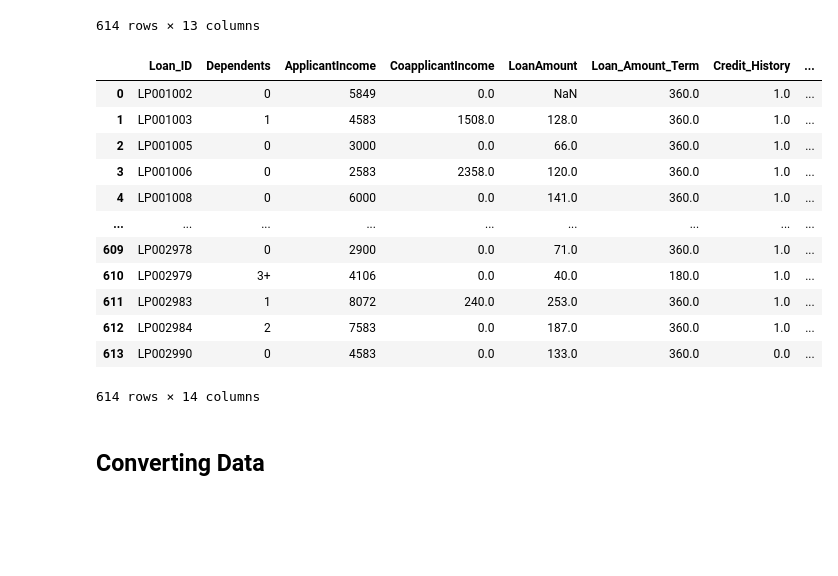
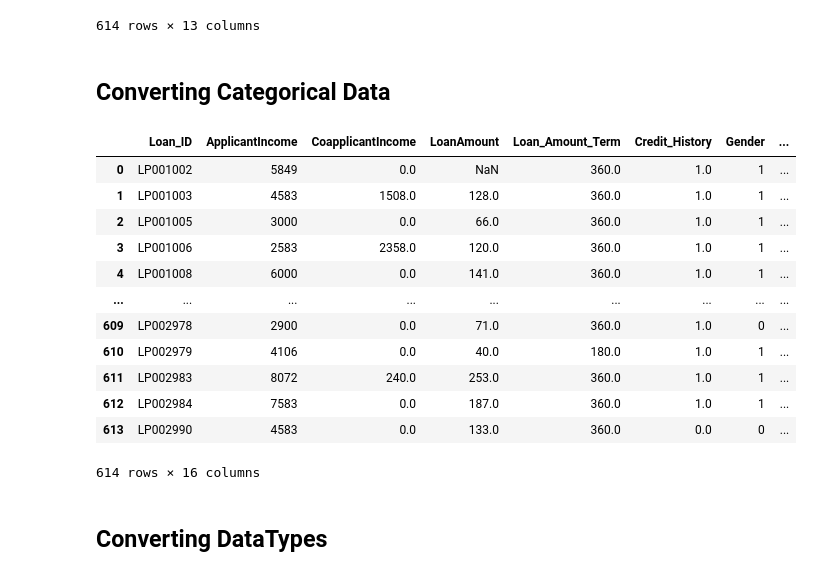
Before and after one commit to rsanchez-dv/ML_Training_Project, a Jupyter notebook: Data Preprocessing.ipynb, the cells around one changed output. Drawn from its saved outputs; the diff is of its cells as text; code cells hidden in the pictures; blank space fills up the shorter version.

Commit message:
Updated work on Data Preprocessing

```diff
--- a/Data Preprocessing.ipynb
+++ b/Data Preprocessing.ipynb
@@ -27,36 +24,33 @@ loan_train_df
 | 612 | LP002984 | Male | Yes | 2 | Graduate | No | 7583 | 0.0 | ... |
 | 613 | LP002990 | Female | No | 0 | Graduate | Yes | 4583 | 0.0 | ... |
 614 rows × 13 columns
+# %% [markdown]
+## Converting Categorical Data
 # %%
 def convertData(df, cols):
     for feature in cols:
         newdf = pd.get_dummies(df[feature])
         newdf = pd.get_dummies(df[feature],drop_first=True)
         df = pd.concat([df,newdf],axis=1)
         df.drop([feature],axis=1,inplace=True)
+        if len(newdf.columns) == 1:
+            df.rename({newdf.columns[0]: feature},inplace=True, axis='columns')
     return df
-df = convertData(loan_train_df,['Gender', 'Married','Education','Self_Employed','Loan_Status','Property_Area'])
-
-df.rename({"Male":"Gender"},inplace=True, axis='columns')
-df.rename({"Yes":"Married"},inplace=True, axis='columns')
-df.rename({"Not Graduate":"Education"},inplace=True, axis='columns')
-df.rename({"Married":"Self_Employed"},inplace=True, axis='columns')
-df.rename({"Y":"Loan_Status"},inplace=True, axis='columns')
-
+df = convertData(loan_train_df,['Gender', 'Married','Education','Self_Employed','Loan_Status','Property_Area','Dependents'])
 df
 # %% [output]
-|  | Loan_ID | Dependents | ApplicantIncome | CoapplicantIncome | LoanAmount | Loan_Amount_Term | Credit_History | ... |
-| 0 | LP001002 | 0 | 5849 | 0.0 | NaN | 360.0 | 1.0 | ... |
-| 1 | LP001003 | 1 | 4583 | 1508.0 | 128.0 | 360.0 | 1.0 | ... |
-| 2 | LP001005 | 0 | 3000 | 0.0 | 66.0 | 360.0 | 1.0 | ... |
-| 3 | LP001006 | 0 | 2583 | 2358.0 | 120.0 | 360.0 | 1.0 | ... |
-| 4 | LP001008 | 0 | 6000 | 0.0 | 141.0 | 360.0 | 1.0 | ... |
+|  | Loan_ID | ApplicantIncome | CoapplicantIncome | LoanAmount | Loan_Amount_Term | Credit_History | Gender | ... |
+| 0 | LP001002 | 5849 | 0.0 | NaN | 360.0 | 1.0 | 1 | ... |
+| 1 | LP001003 | 4583 | 1508.0 | 128.0 | 360.0 | 1.0 | 1 | ... |
+| 2 | LP001005 | 3000 | 0.0 | 66.0 | 360.0 | 1.0 | 1 | ... |
+| 3 | LP001006 | 2583 | 2358.0 | 120.0 | 360.0 | 1.0 | 1 | ... |
+| 4 | LP001008 | 6000 | 0.0 | 141.0 | 360.0 | 1.0 | 1 | ... |
 | ... | ... | ... | ... | ... | ... | ... | ... | ... |
-| 609 | LP002978 | 0 | 2900 | 0.0 | 71.0 | 360.0 | 1.0 | ... |
-| 610 | LP002979 | 3+ | 4106 | 0.0 | 40.0 | 180.0 | 1.0 | ... |
-| 611 | LP002983 | 1 | 8072 | 240.0 | 253.0 | 360.0 | 1.0 | ... |
-| 612 | LP002984 | 2 | 7583 | 0.0 | 187.0 | 360.0 | 1.0 | ... |
-| 613 | LP002990 | 0 | 4583 | 0.0 | 133.0 | 360.0 | 0.0 | ... |
+| 609 | LP002978 | 2900 | 0.0 | 71.0 | 360.0 | 1.0 | 0 | ... |
+| 610 | LP002979 | 4106 | 0.0 | 40.0 | 180.0 | 1.0 | 1 | ... |
+| 611 | LP002983 | 8072 | 240.0 | 253.0 | 360.0 | 1.0 | 1 | ... |
+| 612 | LP002984 | 7583 | 0.0 | 187.0 | 360.0 | 1.0 | 1 | ... |
+| 613 | LP002990 | 4583 | 0.0 | 133.0 | 360.0 | 0.0 | 0 | ... |
-614 rows × 14 columns
+614 rows × 16 columns
 # %% [markdown]
-## Converting Data
+## Converting DataTypes
```
Also changed, not shown: parts of 18 cells of this notebook.
